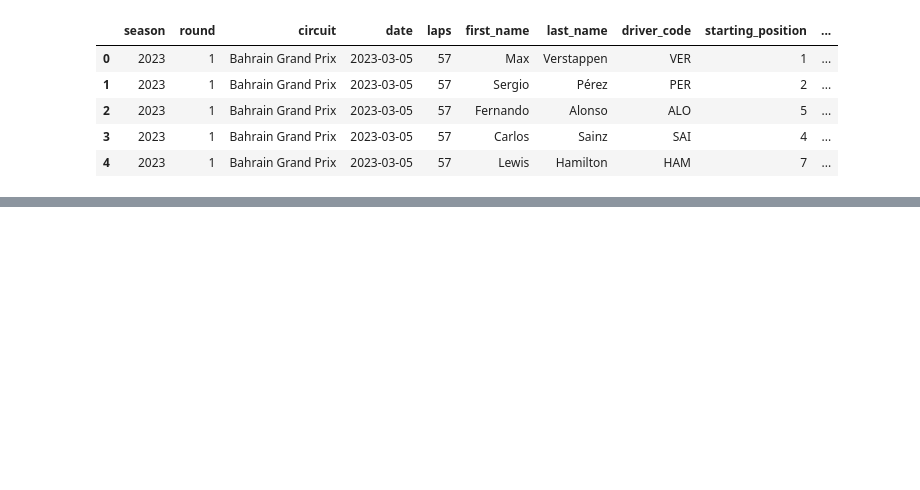
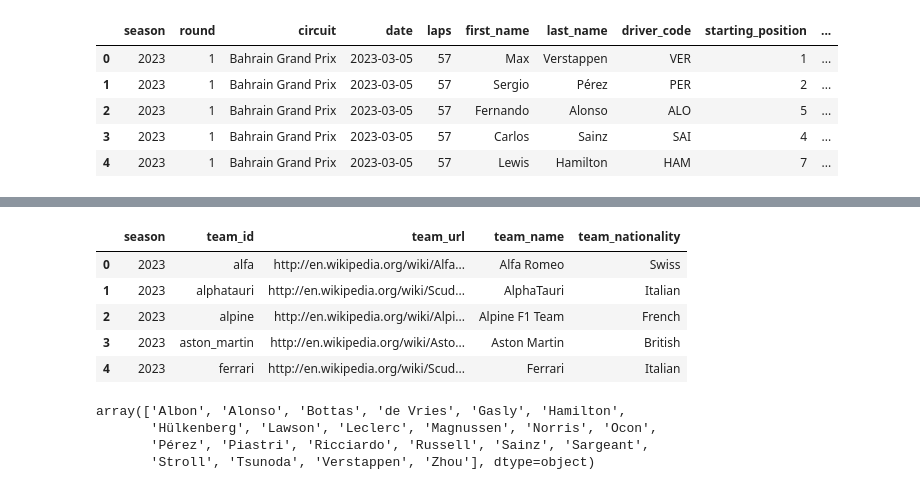
Before and after one commit to hectorfa17/f1-dashboard, a Jupyter notebook: data_modelling.ipynb, the cells around one changed output, grey strips where cells are left out. Drawn from its saved outputs; the diff is of its cells as text; code cells hidden in the pictures; blank space fills up the shorter version.

```diff
--- a/data_modelling.ipynb
+++ b/data_modelling.ipynb
@@ -87,0 +104,9 @@ df_race_results.head(5)
+# %%
+df_teams.head(5)
+# %% [output]
+|  | season | team_id | team_url | team_name | team_nationality |
+| 0 | 2023 | alfa | http://en.wikipedia.org/wiki/Alfa... | Alfa Romeo | Swiss |
+| 1 | 2023 | alphatauri | http://en.wikipedia.org/wiki/Scud... | AlphaTauri | Italian |
+| 2 | 2023 | alpine | http://en.wikipedia.org/wiki/Alpi... | Alpine F1 Team | French |
+| 3 | 2023 | aston_martin | http://en.wikipedia.org/wiki/Asto... | Aston Martin | British |
+| 4 | 2023 | ferrari | http://en.wikipedia.org/wiki/Scud... | Ferrari | Italian |
@@ -88,3 +142,10 @@ df_race_results.head(5)
+# %%
+df_drivers['last_name'].unique()
+# %% [output]
+array(['Albon', 'Alonso', 'Bottas', 'de Vries', 'Gasly', 'Hamilton',
+       'Hülkenberg', 'Lawson', 'Leclerc', 'Magnussen', 'Norris', 'Ocon',
+       'Pérez', 'Piastri', 'Ricciardo', 'Russell', 'Sainz', 'Sargeant',
+       'Stroll', 'Tsunoda', 'Verstappen', 'Zhou'], dtype=object)
 # %%
 df_sprint_results
 # %% [output]
```
Also changed, not shown: parts of 31 cells of this notebook, 9 other files.
